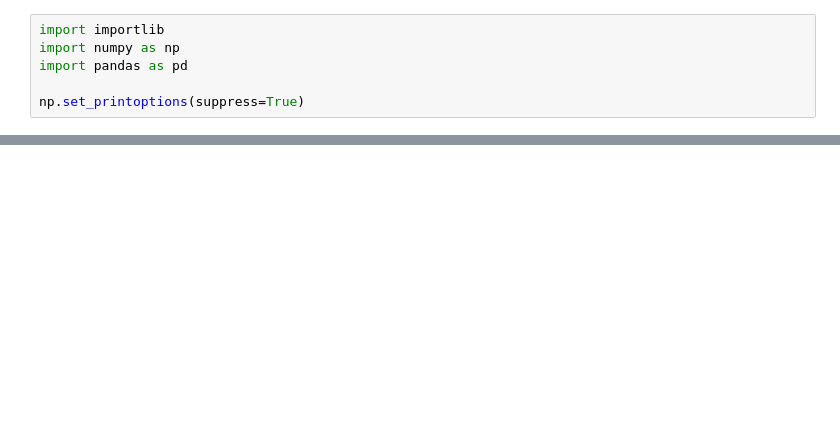
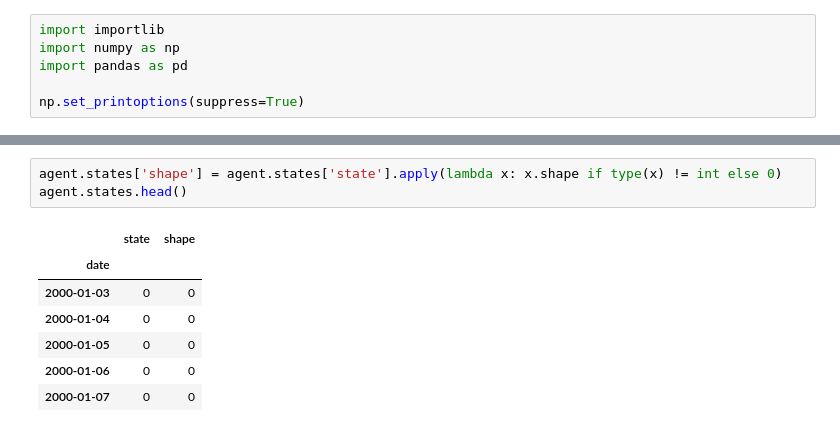
Before and after one commit to JulesHuisman/deep-learning, a Jupyter notebook: sim.ipynb, the cells around one changed output, grey strips where cells are left out. Cells and saved outputs as stored; diff of their text form; blank space fills up the shorter version.

```diff
--- a/sim.ipynb
+++ b/sim.ipynb
@@ -6,0 +25,11 @@ np.set_printoptions(suppress=True)
+# %%
+agent.states['shape'] = agent.states['state'].apply(lambda x: x.shape if type(x) != int else 0)
+agent.states.head()
+# %% [output]
+|  | state | shape |
+| date |  |  |
+| 2000-01-03 | 0 | 0 |
+| 2000-01-04 | 0 | 0 |
+| 2000-01-05 | 0 | 0 |
+| 2000-01-06 | 0 | 0 |
+| 2000-01-07 | 0 | 0 |
```
Also changed, not shown: parts of 15 cells of this notebook, 10 other files.
